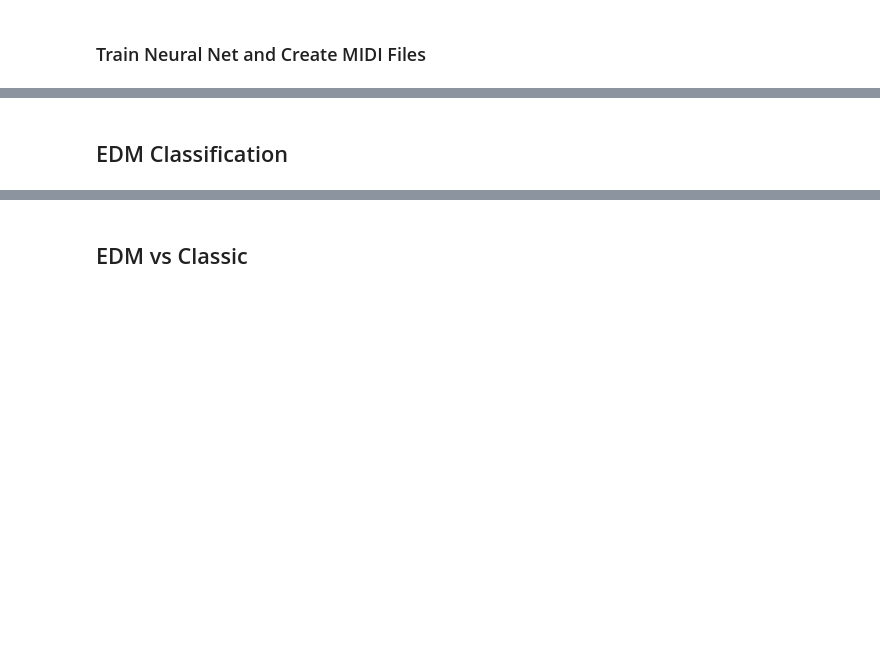
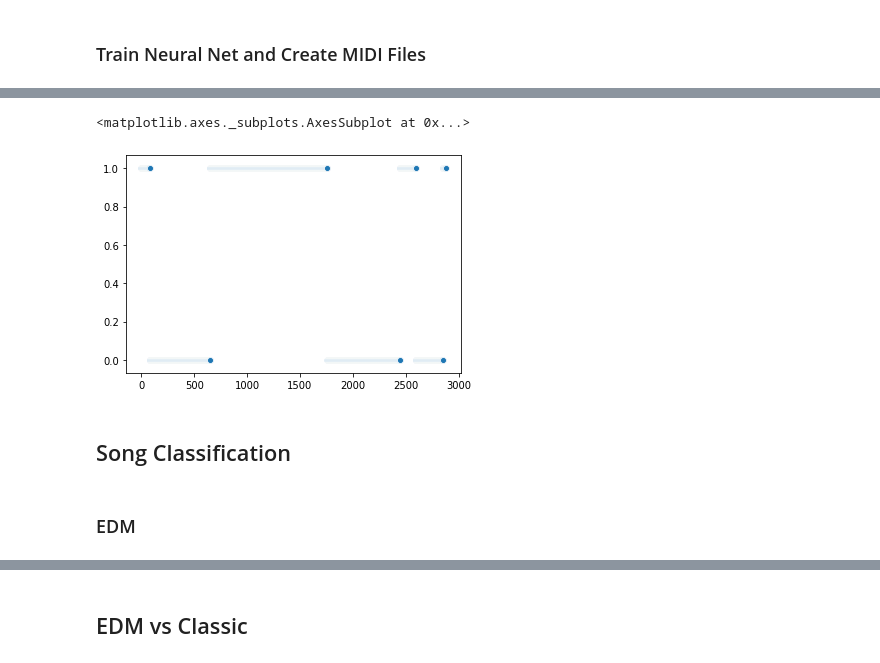
Before and after one commit to silvernine209/edm_generator, a Jupyter notebook: edm_generator_mac_newest.ipynb, the cells around one changed output, grey strips where cells are left out. Cells and saved outputs as stored; diff of their text form; code cells hidden in the pictures; blank space fills up the shorter version.

```diff
--- a/edm_generator_mac_newest.ipynb
+++ b/edm_generator_mac_newest.ipynb
@@ -1801,2 +1969,9 @@ notes = pickle.load( open( "classification_proof.pkl", "rb" ) )
+# %%
+sns.scatterplot(np.arange(len(pred)),pred)
+# %% [output]
+<matplotlib.axes._subplots.AxesSubplot at 0x...>
+[figure, added]
+# %% [markdown]
+## Song Classification
 # %% [markdown]
-## EDM Classification
+### EDM
```
Also changed, not shown: parts of 31 cells of this notebook.
